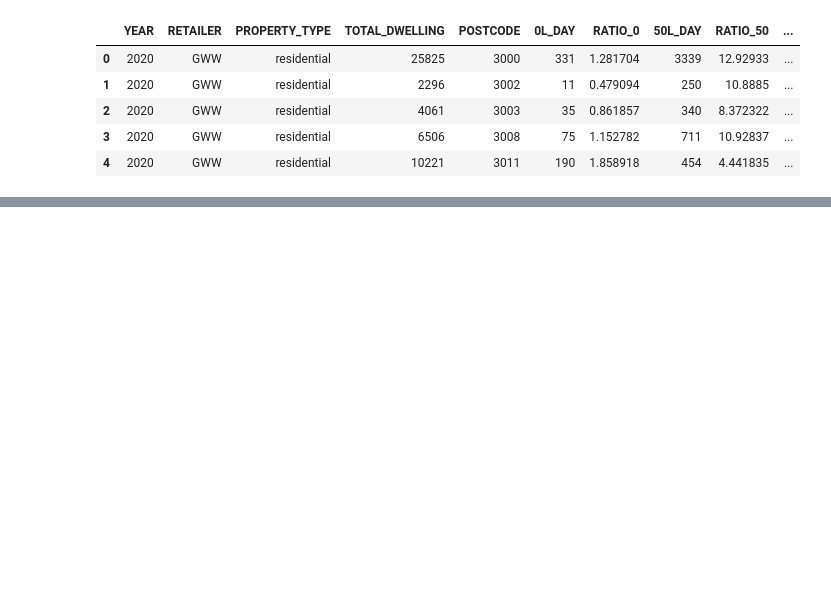
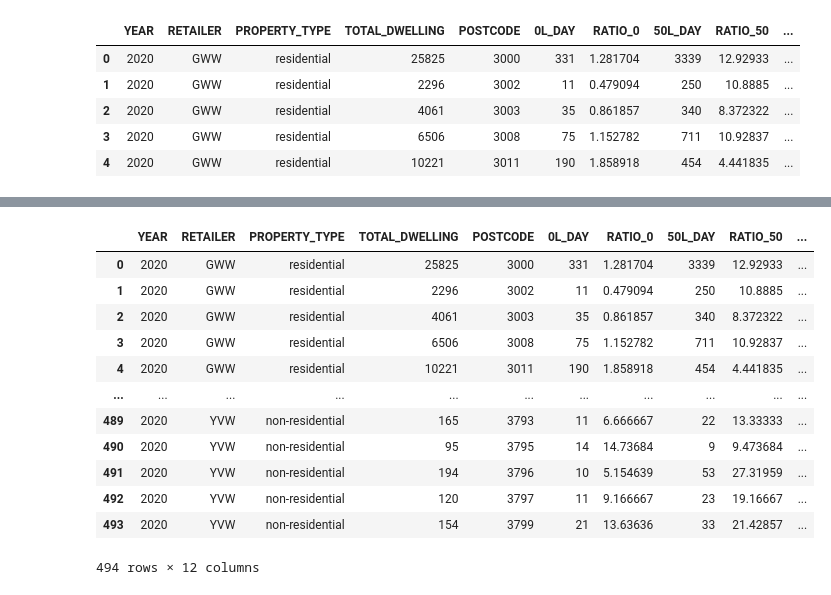
Before and after one commit to CuestaCodes/spec-vac, a Jupyter notebook: sv_data.ipynb, the cells around one changed output, grey strips where cells are left out. Drawn from its saved outputs; the diff is of its cells as text; code cells hidden in the pictures; blank space fills up the shorter version.

Commit message:
finished base cleaning/joining code

```diff
--- a/sv_data.ipynb
+++ b/sv_data.ipynb
@@ -91,0 +129,4 @@ sv_total_data_df.head()
+# %%
+# pivot using postcodes
+locality_postcodes_df = locality_postcodes_df.pivot(index = ["POSTCODE"], values = "LOCALITY_NAME", columns = "INC")
+locality_postcodes_df.head()
@@ -91,0 +142,4 @@ sv_total_data_df.head()
+# %%
+# create a column with the localities
+locality_postcodes_df['LOCALITY_CONCAT'] = locality_postcodes_df.apply(lambda row: row.dropna().tolist(), axis=1)
+locality_postcodes_df.head()
@@ -91,0 +155,4 @@ sv_total_data_df.head()
+# %%
+# reduce locality df
+locality_postcodes_df = pd.DataFrame({'POSTCODE':locality_postcodes_df.index, 'LOCALITY':locality_postcodes_df["LOCALITY_CONCAT"].values})
+locality_postcodes_df.head()
@@ -91,0 +166,4 @@ sv_total_data_df.head()
+# %%
+# clean locality
+locality_postcodes_df["LOCALITY"] = locality_postcodes_df["LOCALITY"].apply(lambda x: str(x).lstrip("[").rstrip(", '']").replace(",", " |").replace("'", ""))
+locality_postcodes_df.head()
@@ -91,0 +177,17 @@ sv_total_data_df.head()
+# %%
+# join total and locality df
+sv_total_data_df.merge(locality_postcodes_df, on='POSTCODE', how='left')
+# %% [output]
+|  | YEAR | RETAILER | PROPERTY_TYPE | TOTAL_DWELLING | POSTCODE | 0L_DAY | RATIO_0 | 50L_DAY | RATIO_50 | ... |
+| 0 | 2020 | GWW | residential | 25825 | 3000 | 331 | 1.281704 | 3339 | 12.92933 | ... |
+| 1 | 2020 | GWW | residential | 2296 | 3002 | 11 | 0.479094 | 250 | 10.8885 | ... |
+| 2 | 2020 | GWW | residential | 4061 | 3003 | 35 | 0.861857 | 340 | 8.372322 | ... |
+| 3 | 2020 | GWW | residential | 6506 | 3008 | 75 | 1.152782 | 711 | 10.92837 | ... |
+| 4 | 2020 | GWW | residential | 10221 | 3011 | 190 | 1.858918 | 454 | 4.441835 | ... |
+| ... | ... | ... | ... | ... | ... | ... | ... | ... | ... | ... |
+| 489 | 2020 | YVW | non-residential | 165 | 3793 | 11 | 6.666667 | 22 | 13.33333 | ... |
+| 490 | 2020 | YVW | non-residential | 95 | 3795 | 14 | 14.73684 | 9 | 9.473684 | ... |
+| 491 | 2020 | YVW | non-residential | 194 | 3796 | 10 | 5.154639 | 53 | 27.31959 | ... |
+| 492 | 2020 | YVW | non-residential | 120 | 3797 | 11 | 9.166667 | 23 | 19.16667 | ... |
+| 493 | 2020 | YVW | non-residential | 154 | 3799 | 21 | 13.63636 | 33 | 21.42857 | ... |
+494 rows × 12 columns
```
Also changed, not shown: parts of 10 cells of this notebook.
